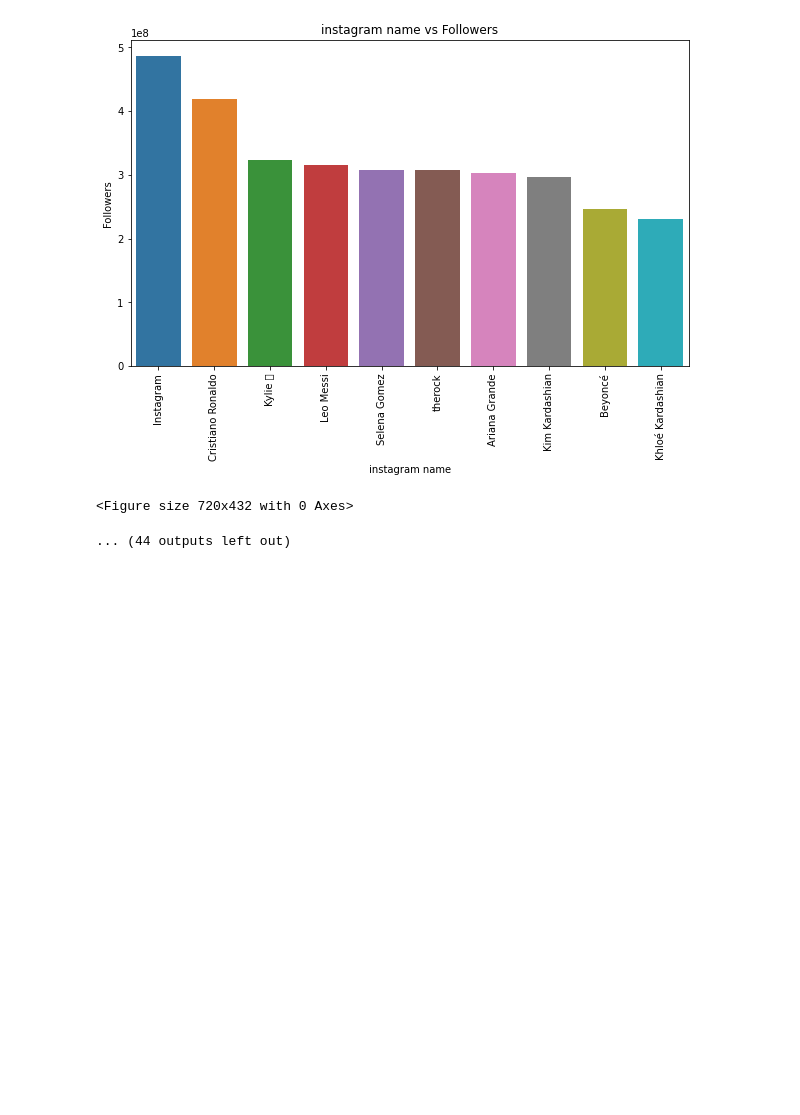
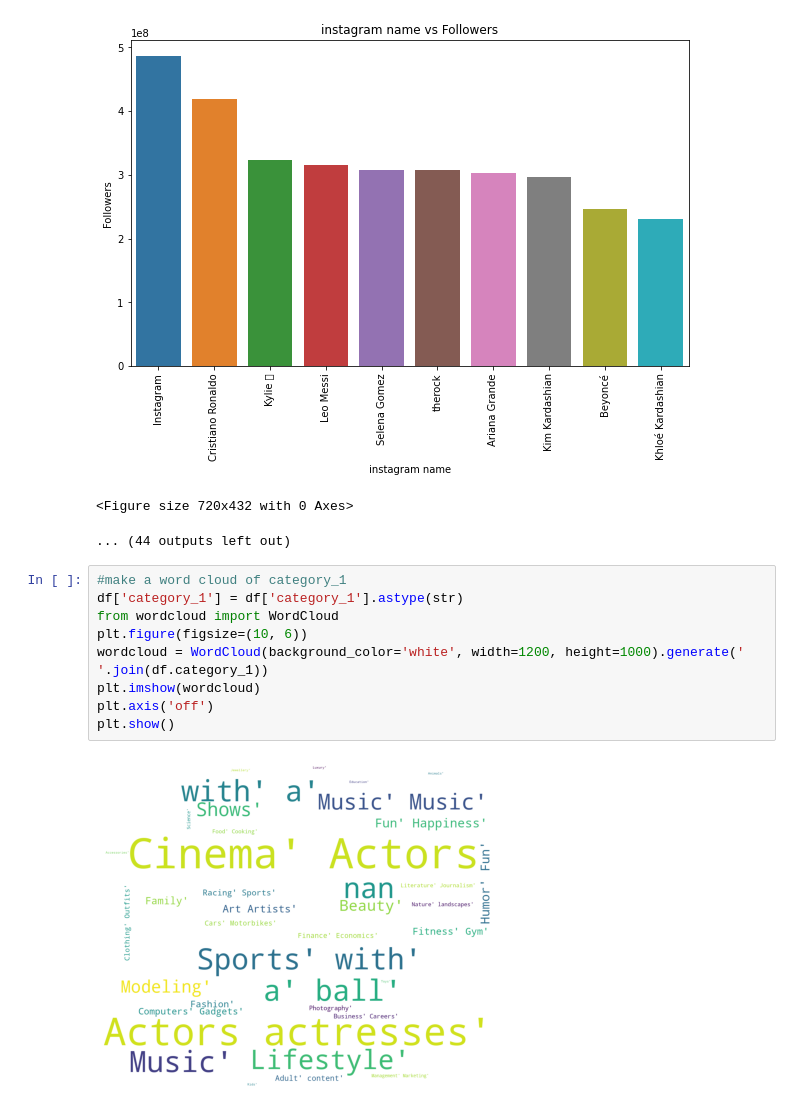
Before and after one commit to lnavneet331/data-analysis, a Jupyter notebook: Instagram analysis/instagram_analysis.ipynb, the cells around one changed output. Drawn from its saved outputs; the diff is of its cells as text; blank space fills up the shorter version.

Commit message:
wordcloud

```diff
--- a/Instagram analysis/instagram_analysis.ipynb
+++ b/Instagram analysis/instagram_analysis.ipynb
@@ -218,3 +218,14 @@ for i in df.keys():
 [figure]
 <Figure size 720x432 with 0 Axes>
 ... (44 outputs left out)
+# %%
+#make a word cloud of category_1
+df['category_1'] = df['category_1'].astype(str)
+from wordcloud import WordCloud
+plt.figure(figsize=(10, 6))
+wordcloud = WordCloud(background_color='white', width=1200, height=1000).generate(' '.join(df.category_1))
+plt.imshow(wordcloud)
+plt.axis('off')
+plt.show()
+# %% [output]
+[figure, added]
```
Also changed, not shown: parts of 1 cell of this notebook.
